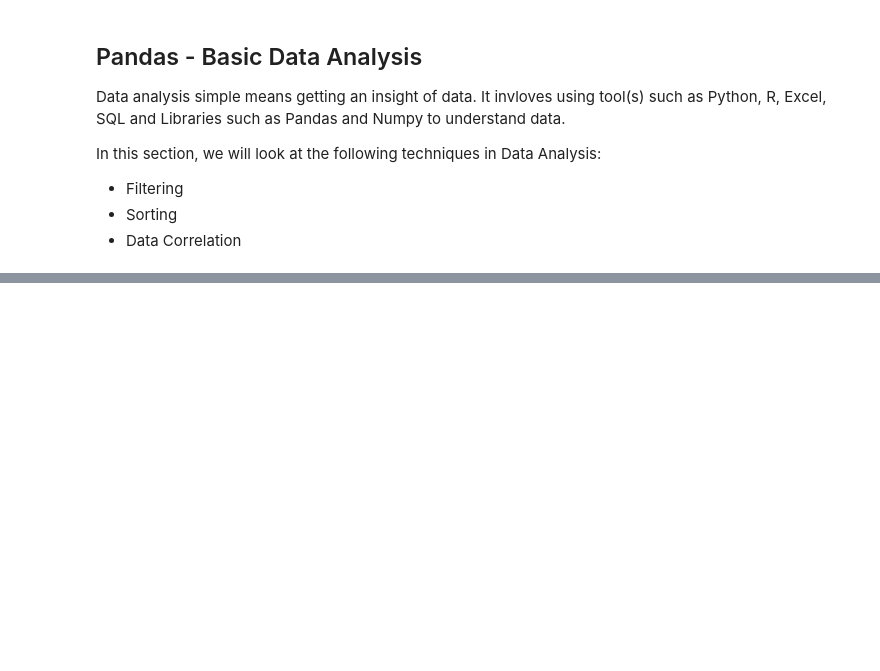
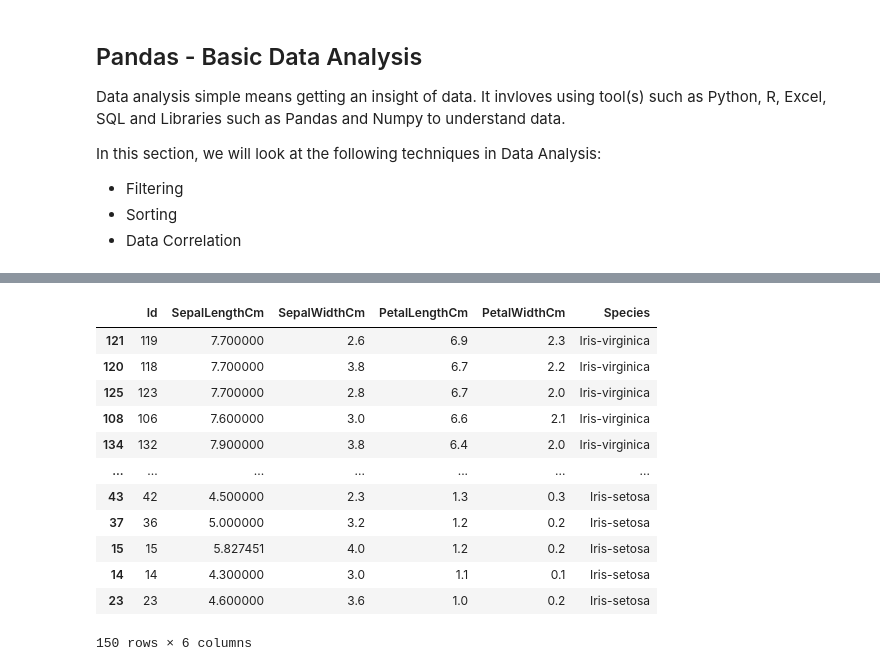
Before and after one commit to about40kills/Pandas, a Jupyter notebook: Tut.ipynb, the cells around one changed output, grey strips where cells are left out. Saved outputs shown, nothing was run; the diff lists cells and outputs as text; code cells hidden in the pictures; blank space fills up the shorter version.

Commit message:
filtering, sorting , correlation

```diff
--- a/Tut.ipynb
+++ b/Tut.ipynb
@@ -554,4 +554,4 @@ data.duplicated()
 153    False
 Length: 154, dtype: bool
 # %%
-data.drop_duplicates()
+data = data.drop_duplicates()
@@ -602,2 +619,19 @@ data
+# %%
+# Sorting
+data.sort_values('PetalLengthCm', ascending=False)
+# %% [output]
+|  | Id | SepalLengthCm | SepalWidthCm | PetalLengthCm | PetalWidthCm | Species |
+| 121 | 119 | 7.700000 | 2.6 | 6.9 | 2.3 | Iris-virginica |
+| 120 | 118 | 7.700000 | 3.8 | 6.7 | 2.2 | Iris-virginica |
+| 125 | 123 | 7.700000 | 2.8 | 6.7 | 2.0 | Iris-virginica |
+| 108 | 106 | 7.600000 | 3.0 | 6.6 | 2.1 | Iris-virginica |
+| 134 | 132 | 7.900000 | 3.8 | 6.4 | 2.0 | Iris-virginica |
+| ... | ... | ... | ... | ... | ... | ... |
+| 43 | 42 | 4.500000 | 2.3 | 1.3 | 0.3 | Iris-setosa |
+| 37 | 36 | 5.000000 | 3.2 | 1.2 | 0.2 | Iris-setosa |
+| 15 | 15 | 5.827451 | 4.0 | 1.2 | 0.2 | Iris-setosa |
+| 14 | 14 | 4.300000 | 3.0 | 1.1 | 0.1 | Iris-setosa |
+| 23 | 23 | 4.600000 | 3.6 | 1.0 | 0.2 | Iris-setosa |
+150 rows × 6 columns
 # %%
 # Data Correlation
```
Also changed, not shown: parts of 6 cells of this notebook.
